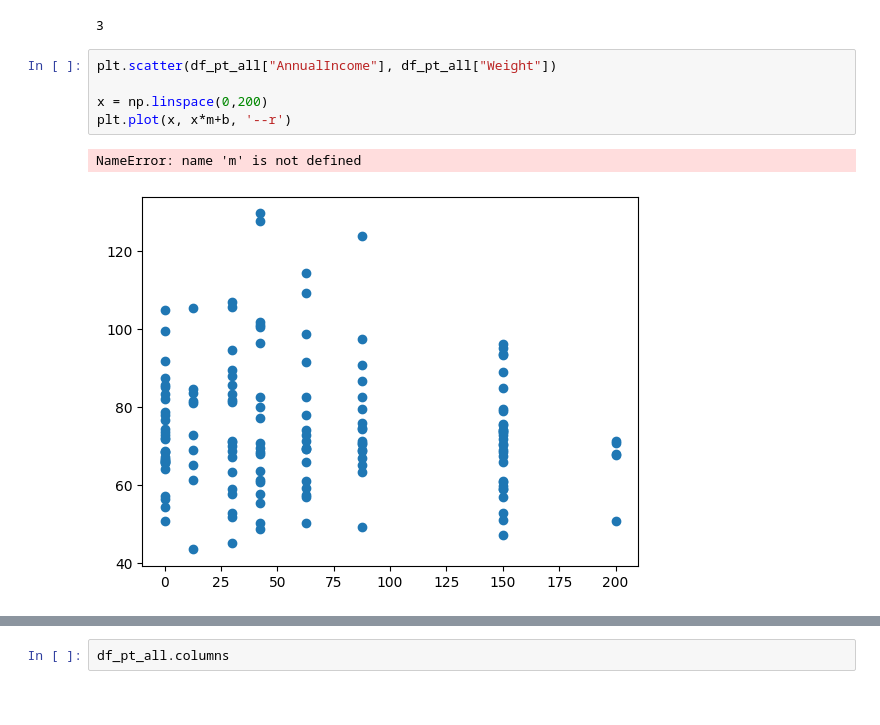
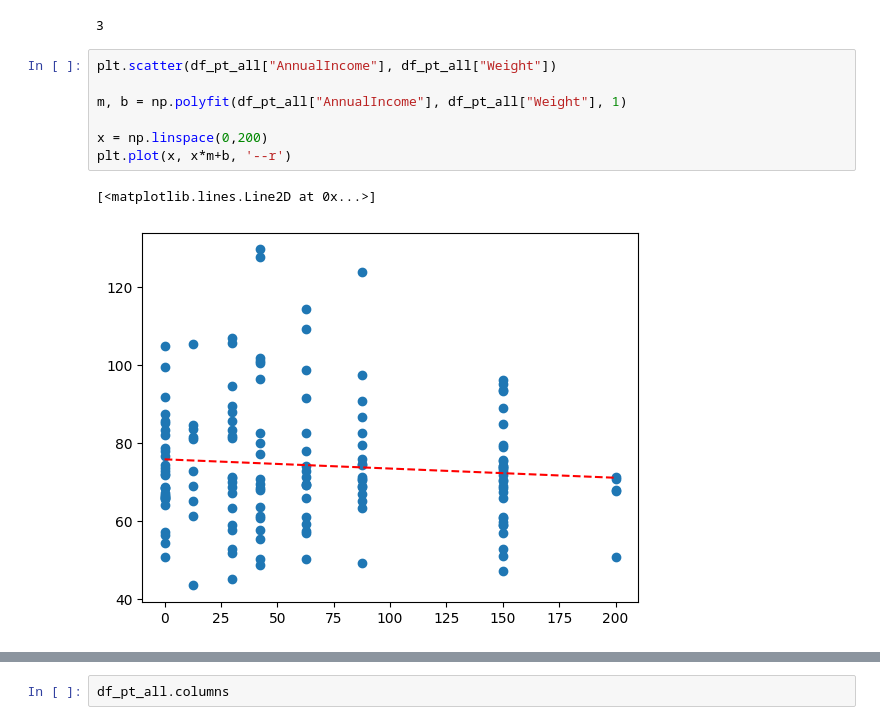
Before and after one commit to mo-gaafar/CGM_Prediction_LSTM, a Jupyter notebook: code/analysis_0.ipynb, the cells around one changed output, grey strips where cells are left out. Saved outputs shown, nothing was run; the diff lists cells and outputs as text.

```diff
--- a/code/analysis_0.ipynb
+++ b/code/analysis_0.ipynb
@@ -208,11 +208,13 @@ df_obese = df_pt_all["BMI"] > 40
 # %%
 plt.scatter(df_pt_all["AnnualIncome"], df_pt_all["Weight"])
 
+m, b = np.polyfit(df_pt_all["AnnualIncome"], df_pt_all["Weight"], 1)
+
 x = np.linspace(0,200)
 plt.plot(x, x*m+b, '--r')
 # %% [output]
-NameError: name 'm' is not defined
+[<matplotlib.lines.Line2D at 0x...>]
-[figure, old version]
+[figure, new version]
 # %%
 
 heatmap, xedges, yedges = np.histogram2d(df_pt_all["AnnualIncome"], df_pt_all["HbA1c"], bins=30)
```
Also changed, not shown: parts of 14 cells of this notebook, 5 other files.
